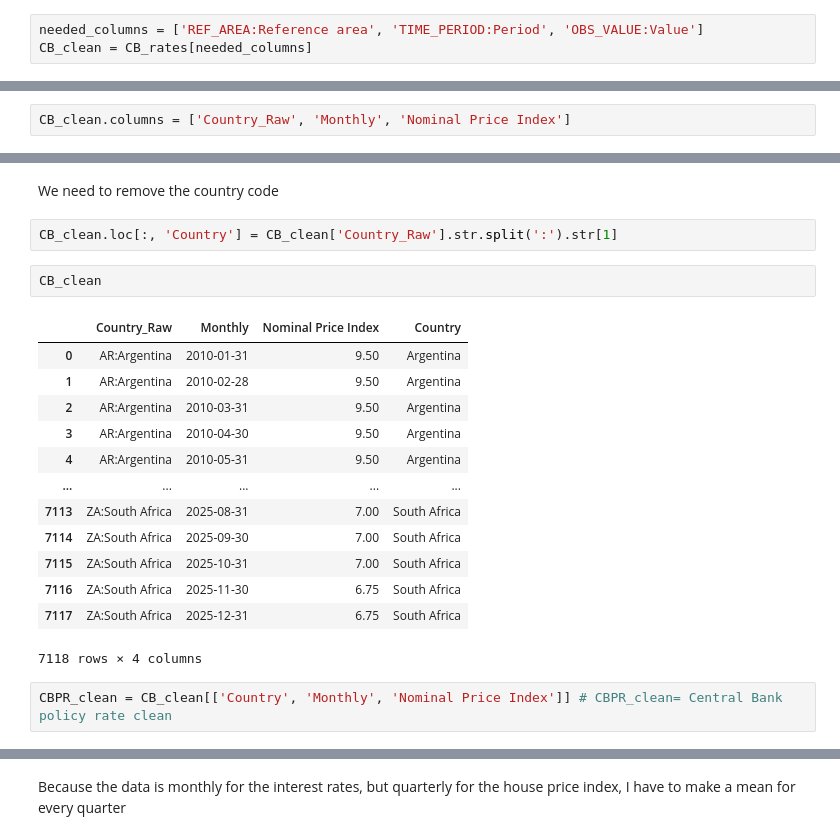
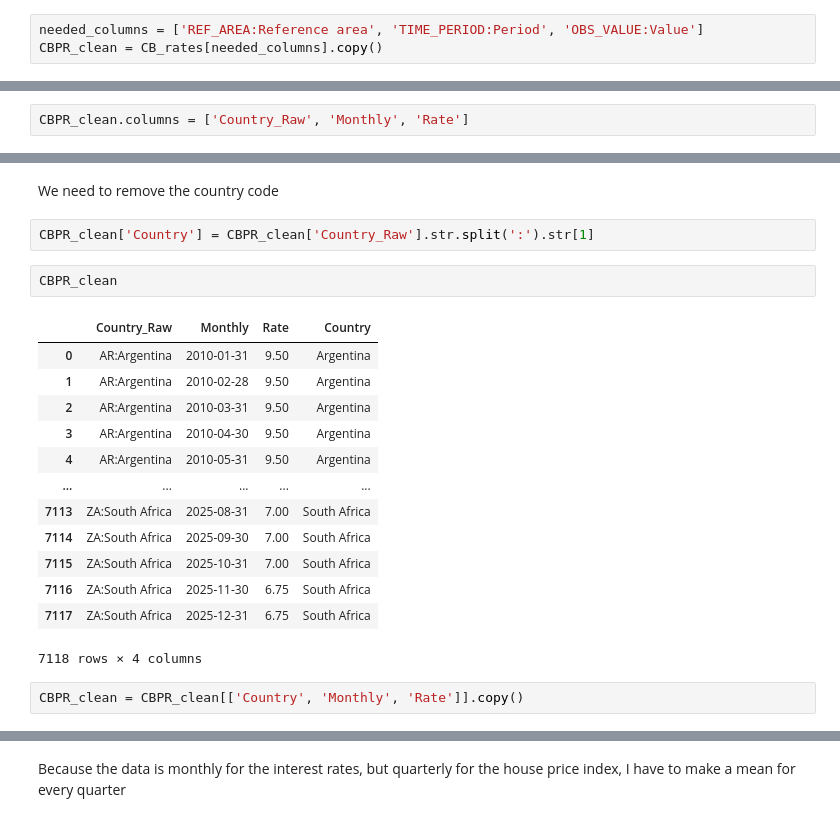
Before and after one commit to SiyanaVel19/Final_project_SU_2026, a Jupyter notebook: Project_housing_2.ipynb, the cells around one changed output, grey strips where cells are left out. Drawn from its saved outputs; the diff is of its cells as text.

```diff
--- a/Project_housing_2.ipynb
+++ b/Project_housing_2.ipynb
@@ -371,7 +368,7 @@ CB_rates
 For my analysis I need only a few columns: Reference Area (Country), Period (Date) and Observation Value (Price)
 # %%
 needed_columns = ['REF_AREA:Reference area', 'TIME_PERIOD:Period', 'OBS_VALUE:Value']
-CB_clean = CB_rates[needed_columns]
+CBPR_clean = CB_rates[needed_columns].copy()
 # %%
 CB_clean
 # %% [output]
@@ -391,5 +388,5 @@ CB_clean
 # %% [markdown]
 Next, we need to rename the columns
 # %%
-CB_clean.columns = ['Country_Raw', 'Monthly', 'Nominal Price Index']
+CBPR_clean.columns = ['Country_Raw', 'Monthly', 'Rate']
 # %%
@@ -411,11 +408,11 @@ CB_clean
 # %% [markdown]
 We need to remove the country code
 # %%
-CB_clean.loc[:, 'Country'] = CB_clean['Country_Raw'].str.split(':').str[1]
+CBPR_clean['Country'] = CBPR_clean['Country_Raw'].str.split(':').str[1]
 # %%
-CB_clean
+CBPR_clean
 # %% [output]
-|  | Country_Raw | Monthly | Nominal Price Index | Country |
+|  | Country_Raw | Monthly | Rate | Country |
 | 0 | AR:Argentina | 2010-01-31 | 9.50 | Argentina |
 | 1 | AR:Argentina | 2010-02-28 | 9.50 | Argentina |
 | 2 | AR:Argentina | 2010-03-31 | 9.50 | Argentina |
@@ -429,7 +426,7 @@ CB_clean
 | 7117 | ZA:South Africa | 2025-12-31 | 6.75 | South Africa |
 7118 rows × 4 columns
 # %%
-CBPR_clean = CB_clean[['Country', 'Monthly', 'Nominal Price Index']] # CBPR_clean= Central Bank policy rate clean
+CBPR_clean = CBPR_clean[['Country', 'Monthly', 'Rate']].copy()
 # %%
 CBPR_clean
 # %% [output]
```
Also changed, not shown: parts of 26 cells of this notebook.
